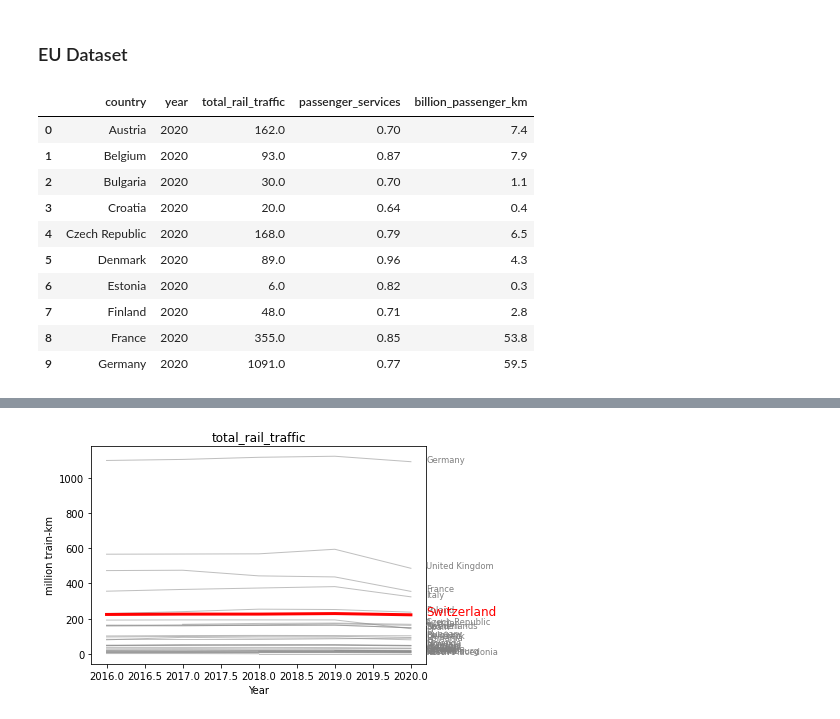
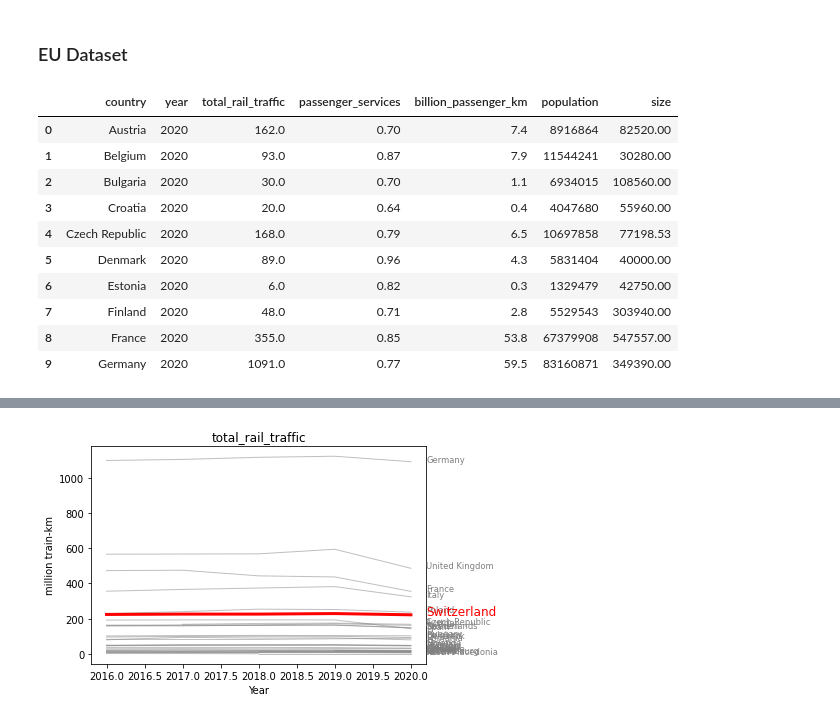
Before and after one commit to Jheim12/CAPP30239_FA22, a Jupyter notebook: EDA.ipynb, the cells around one changed output, grey strips where cells are left out. Cells and saved outputs as stored; diff of their text form; code cells hidden in the pictures.

```diff
--- a/EDA.ipynb
+++ b/EDA.ipynb
@@ -8,29 +9,33 @@ import matplotlib.pyplot as plt
 # %%
 unit = {
     'total_rail_traffic': 'million train-km',
     'passenger_services': '% train-km',
-    'billion_passenger_km': 'billion passenger-km'
+    'billion_passenger_km': 'billion passenger-km',
+    'population': 'number',
+    'size': 'km2'
 }
 
 eu = pd.read_csv('data/trains_europe.csv')
 eu.rename(
     columns = {
         'total_rail_traffic (million train-km)': 'total_rail_traffic',
         'passenger_services (% train-km)': 'passenger_services',
-        'billion_passenger_km': 'billion_passenger_km'
+        'billion_passenger_km': 'billion_passenger_km',
+        'population': 'population',
+        'size (km2)': 'size'
     },
     inplace = True
 )
 eu.head(10)
 # %% [output]
-|  | country | year | total_rail_traffic | passenger_services | billion_passenger_km |
-| 0 | Austria | 2020 | 162.0 | 0.70 | 7.4 |
-| 1 | Belgium | 2020 | 93.0 | 0.87 | 7.9 |
-| 2 | Bulgaria | 2020 | 30.0 | 0.70 | 1.1 |
-| 3 | Croatia | 2020 | 20.0 | 0.64 | 0.4 |
-| 4 | Czech Republic | 2020 | 168.0 | 0.79 | 6.5 |
-| 5 | Denmark | 2020 | 89.0 | 0.96 | 4.3 |
-| 6 | Estonia | 2020 | 6.0 | 0.82 | 0.3 |
-| 7 | Finland | 2020 | 48.0 | 0.71 | 2.8 |
-| 8 | France | 2020 | 355.0 | 0.85 | 53.8 |
-| 9 | Germany | 2020 | 1091.0 | 0.77 | 59.5 |
+|  | country | year | total_rail_traffic | passenger_services | billion_passenger_km | population | size |
+| 0 | Austria | 2020 | 162.0 | 0.70 | 7.4 | 8916864 | 82520.00 |
+| 1 | Belgium | 2020 | 93.0 | 0.87 | 7.9 | 11544241 | 30280.00 |
+| 2 | Bulgaria | 2020 | 30.0 | 0.70 | 1.1 | 6934015 | 108560.00 |
+| 3 | Croatia | 2020 | 20.0 | 0.64 | 0.4 | 4047680 | 55960.00 |
+| 4 | Czech Republic | 2020 | 168.0 | 0.79 | 6.5 | 10697858 | 77198.53 |
+| 5 | Denmark | 2020 | 89.0 | 0.96 | 4.3 | 5831404 | 40000.00 |
+| 6 | Estonia | 2020 | 6.0 | 0.82 | 0.3 | 1329479 | 42750.00 |
+| 7 | Finland | 2020 | 48.0 | 0.71 | 2.8 | 5529543 | 303940.00 |
+| 8 | France | 2020 | 355.0 | 0.85 | 53.8 | 67379908 | 547557.00 |
+| 9 | Germany | 2020 | 1091.0 | 0.77 | 59.5 | 83160871 | 349390.00 |
```
Also changed, not shown: parts of 10 cells of this notebook, 1 other file.
